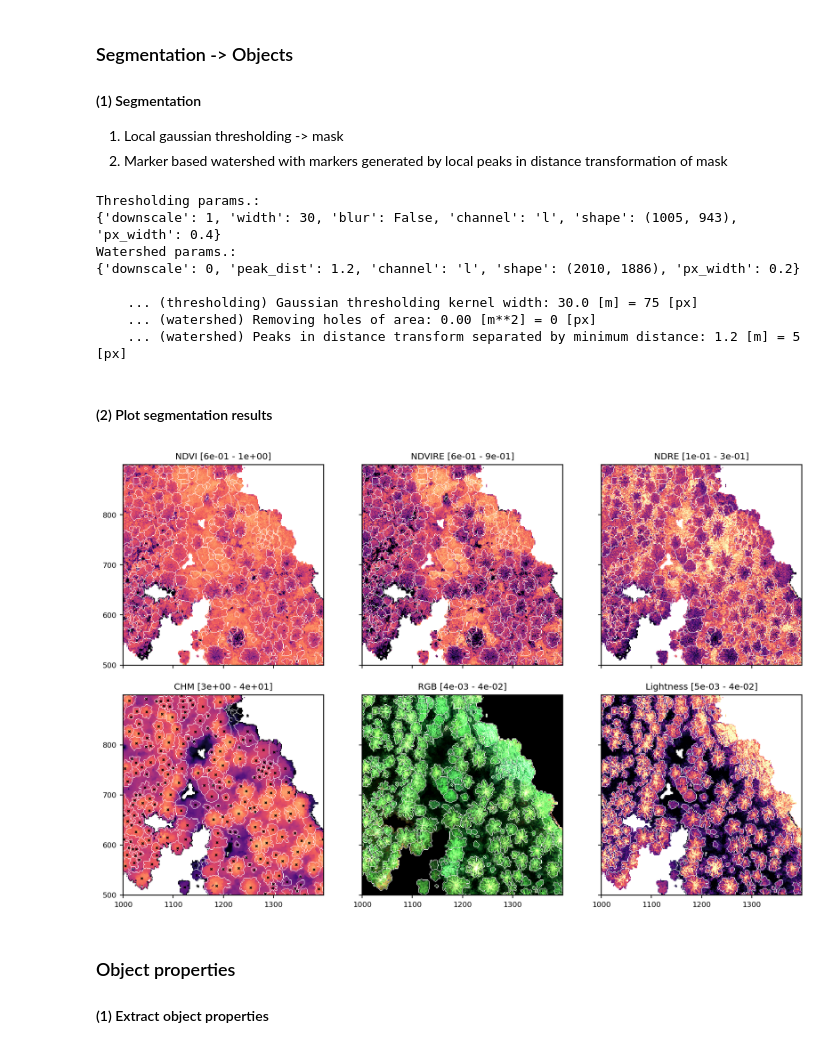
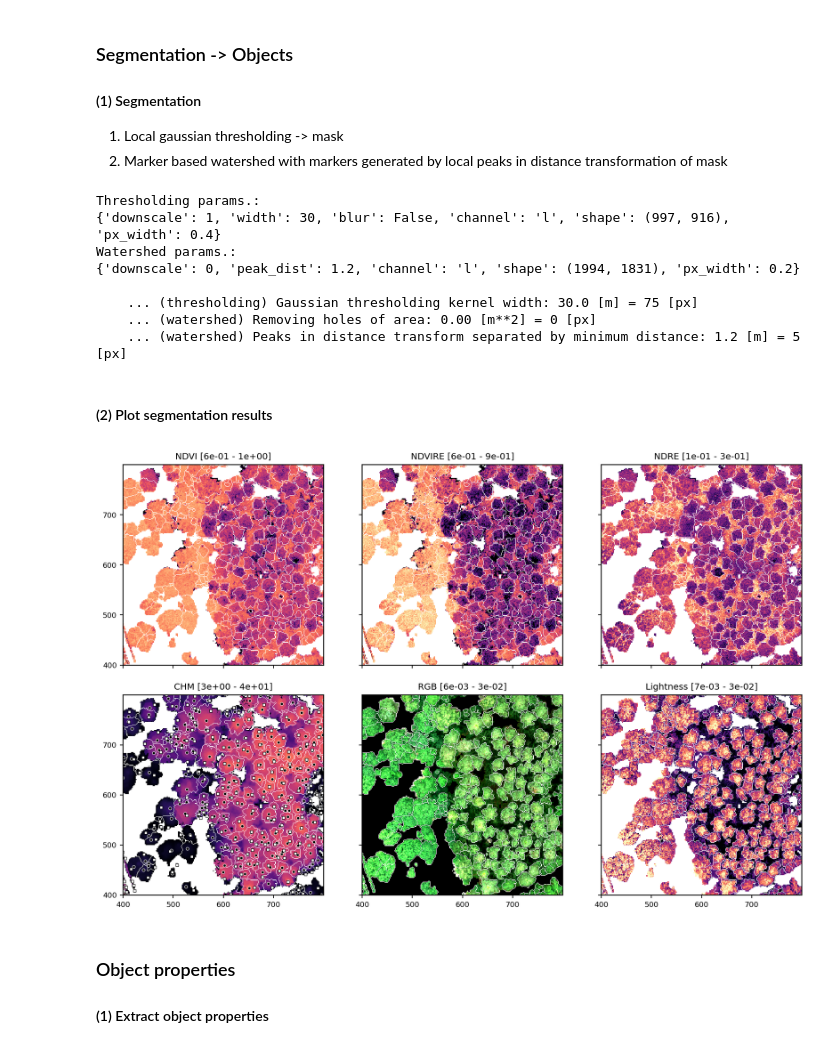
Before and after one commit to FlorianStehr/findatree, a Jupyter notebook: scripts/segment.ipynb, the cells around one changed output. Cells and saved outputs as stored; diff of their text form; code cells hidden in the pictures.

```diff
--- a/scripts/segment.ipynb
+++ b/scripts/segment.ipynb
@@ -21,9 +21,9 @@ dir_names.extend([r'C:\Data\lwf\DTM'])
 dir_names.extend([r'C:\Data\lwf\Orthophotos_2021'])
 
 file_names=[]
-# file_names.extend(['Tnr_12702_D-20210713_DSM.tif'])
-# file_names.extend(['tnr_12702_dtm.tif'])
-# file_names.extend(['Tnr_12702_2021_Ortho.tif'])
+file_names.extend(['Tnr_12702_D-20210713_DSM.tif'])
+file_names.extend(['tnr_12702_dtm.tif'])
+file_names.extend(['Tnr_12702_2021_Ortho.tif'])
 
 # file_names.extend(['Tnr_11044_D-20210707_DSM.tif'])
 # file_names.extend(['tnr_11044_dtm.tif'])
@@ -33,9 +33,9 @@ file_names=[]
 # file_names.extend(['tnr_11626_dtm.tif'])
 # file_names.extend(['Tnr_11626_2021_Ortho.tif'])
 
-file_names.extend(['Tnr_11090_D-20210719_DSM.tif'])
-file_names.extend(['tnr_11090_dtm.tif'])
-file_names.extend(['Tnr_11090_2021_Ortho.tif'])
+# file_names.extend(['Tnr_11090_D-20210719_DSM.tif'])
+# file_names.extend(['tnr_11090_dtm.tif'])
+# file_names.extend(['Tnr_11090_2021_Ortho.tif'])
 
 paths=[os.path.join(dir_names[i],file_name) for i, file_name in enumerate(file_names)]
 
@@ -111,9 +111,9 @@ labels, bounds, mask_seed, mask_global, thresh_dict, water_dict = segment.main(
 )
 # %% [output]
 Thresholding params.:
-{'downscale': 1, 'width': 30, 'blur': False, 'channel': 'l', 'shape': (1005, 943), 'px_width': 0.4}
+{'downscale': 1, 'width': 30, 'blur': False, 'channel': 'l', 'shape': (997, 916), 'px_width': 0.4}
 Watershed params.:
-{'downscale': 0, 'peak_dist': 1.2, 'channel': 'l', 'shape': (2010, 1886), 'px_width': 0.2}
+{'downscale': 0, 'peak_dist': 1.2, 'channel': 'l', 'shape': (1994, 1831), 'px_width': 0.2}
 
     ... (thresholding) Gaussian thresholding kernel width: 30.0 [m] = 75 [px]
     ... (watershed) Removing holes of area: 0.00 [m**2] = 0 [px]
@@ -137,40 +137,59 @@ contrasts = [
 ]
 
 # ROI
 width = 200
-x_center = 1200
-y_center = 700
+x_center = 600
+y_center = 600
 xylim = [(x_center, width), (y_center, width)]
 
 f, axs = visual.show_channels(
     channels,
     xylim=xylim,
     mask=mask_global,
     bounds=bounds,
     contrasts=contrasts,
     channel_names=channels_names,
     zoom=1.2,
     n_cols_rows=(3,2),
 )
 
 ax = axs[3]
-idx = names.index('x_com_chm')
+
+idx = names.index('x_perc75_chm')
 x = props[:, idx] - (x_center - width)
-idx = names.index('y_com_chm')
+idx = names.index('y_perc75_chm')
 y = props[:, idx] - (y_center - width)
 ax.scatter(
     x,
     y,
-    s=5,
-    marker='x',
+    s=10,
+    marker='o',
+    lw=0.5,
+    ec='w',
+    fc='k',
+
+)
+
+idx = names.index('x_perc25_chm')
+x = props[:, idx] - (x_center - width)
+idx = names.index('y_perc25_chm')
+y = props[:, idx] - (y_center - width)
+ax.scatter(
+    x,
+    y,
+    s=10,
+    marker='s',
+    lw=0.5,
     ec='k',
+    fc='w',
+
 )
 
 for ax in axs:
     ax.set_xlim(0, 2 * width)
     ax.set_ylim(0, 2 * width)
 # %% [output]
-[figure, old version]
+[figure, new version]
 # %% [markdown]
 ### Object properties
 #### (1) Extract object properties
```
Also changed, not shown: parts of 3 cells of this notebook, 2 other files.
